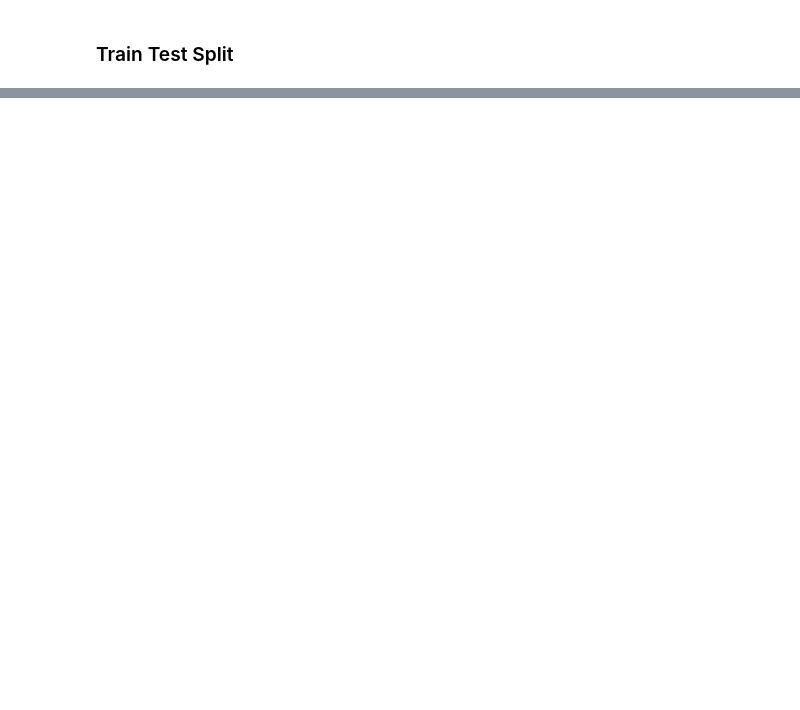
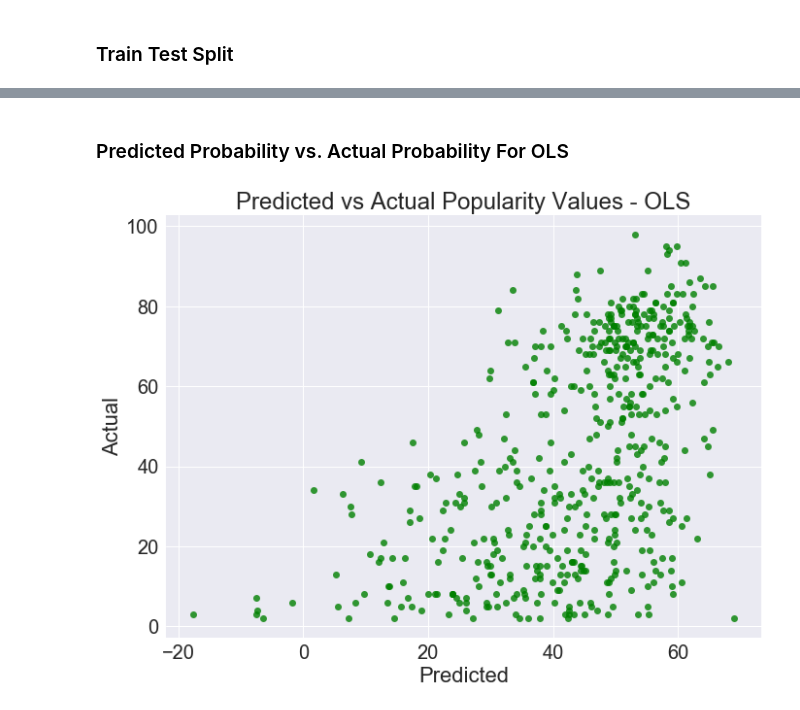
Before and after one commit to whitneypenn/analytics-capstone, a Jupyter notebook: notebooks/create_model.ipynb, the cells around one changed output, grey strips where cells are left out. Saved outputs shown, nothing was run; the diff lists cells and outputs as text; code cells hidden in the pictures; blank space fills up the shorter version.

Commit message:
created models and plots

```diff
--- a/notebooks/create_model.ipynb
+++ b/notebooks/create_model.ipynb
@@ -39,2 +49,2 @@ mode = mode.rename(columns=({0: "is_minor", 1: "is_major"}))
 # %%
-X = pd.concat([X, mode], axis=1)
+X = X.drop(['time_signature','mode'], axis=1)
@@ -100,0 +348,9 @@ r2_score(y_test, elastic_pred)
+# %%
+data = pd.read_csv('~/Galvanize/analytics-capstone/data/spotify_data.csv')
+drop_zeros = data[data['popularity'] > 1]
+
+eng_X = drop_zeros[['acousticness', 'danceability',
+       'duration_ms', 'energy','instrumentalness', 'key', 'liveness',
+       'loudness', 'mode', 'speechiness', 'tempo', 'time_signature',
+       'valence']]
+y = drop_zeros['popularity']
@@ -100,0 +451,17 @@ r2_score(y_test, elastic_pred)
+# %% [markdown]
+### Predicted Probability vs. Actual Probability For OLS
+# %%
+ols_model3 = LinearRegression()
+ols_model3.fit(X, y)
+predictions = ols_model3.predict(X_test)
+
+sns.set(font_scale=2)
+fig, ax = plt.subplots()
+fig.set_size_inches(11, 8)
+sns.regplot(predictions, y_test, fit_reg=False, color="green")
+ax.set_title('Predicted vs Actual Popularity Values - OLS')
+ax.set_xlabel('Predicted')
+ax.set_ylabel('Actual')
+plt.savefig('Predict_vs_Actual.png')
+# %% [output]
+[figure, added]
```
Also changed, not shown: parts of 55 cells of this notebook.
